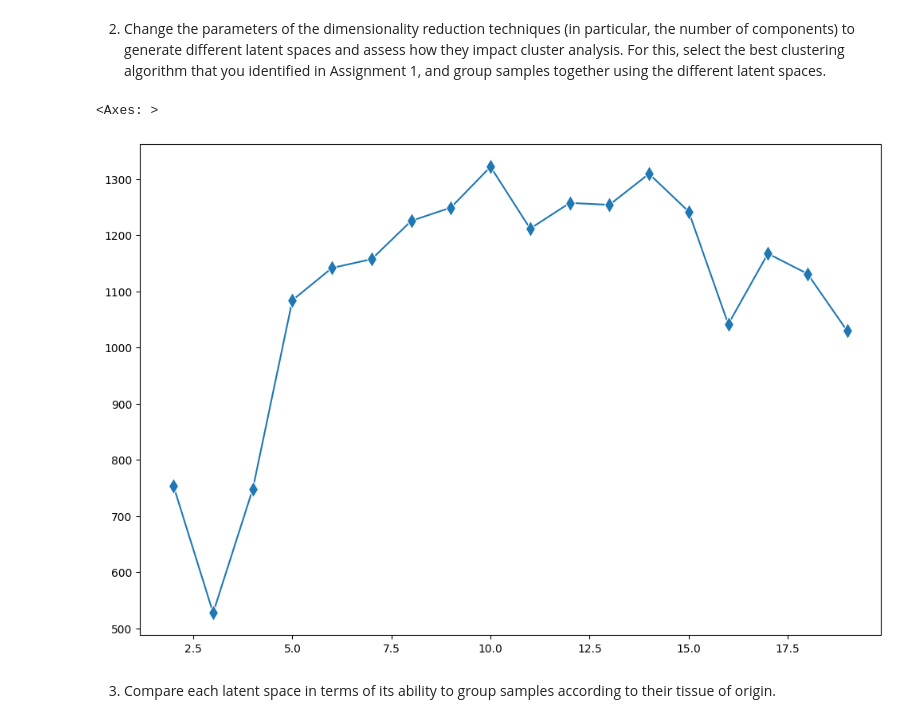
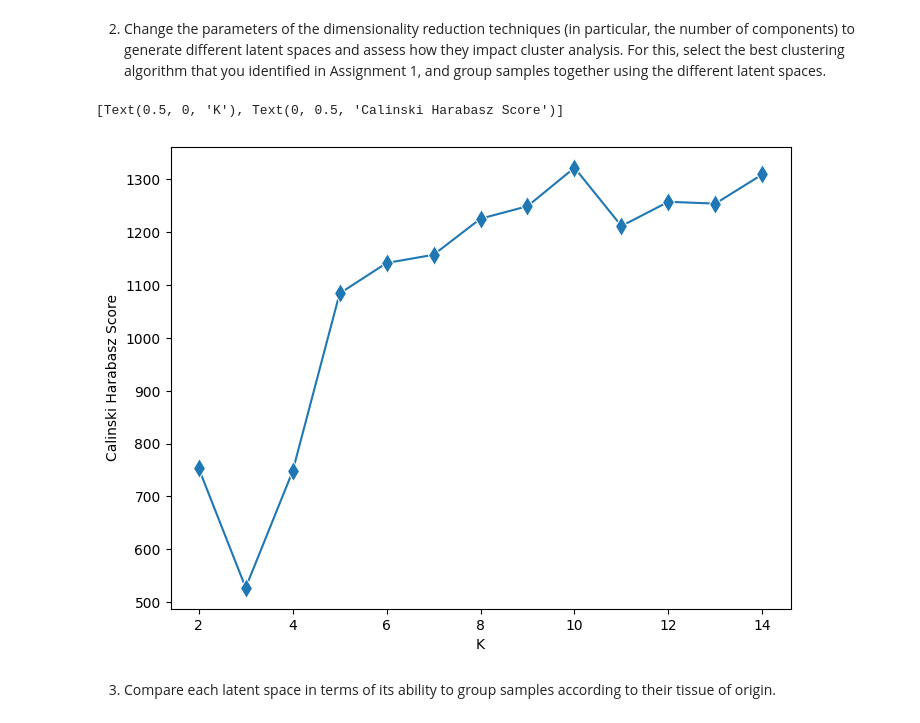
Before and after one commit to rlesiyon/cu-cpbs-7602, a Jupyter notebook: assignments/assignment03/assignment03.ipynb, the cells around one changed output. Drawn from its saved outputs; the diff is of its cells as text; code cells hidden in the pictures.

```diff
--- a/assignments/assignment03/assignment03.ipynb
+++ b/assignments/assignment03/assignment03.ipynb
@@ -46,7 +38,7 @@ def genes_variance(sample_data):
     return genes_vars
 # %%
 # constants
-plt.rcParams["figure.figsize"] = (12,8)
+plt.rcParams["figure.figsize"] = (8,6)
 # %% [markdown]
 ## 0. Data Download and Preprocessing
 # %%
@@ -216,10 +203,10 @@ __Visualize Lower dimensional data__
 2. Change the parameters of the dimensionality reduction techniques (in particular, the number of components) to generate different latent spaces and assess how they impact cluster analysis. For this, select the best clustering algorithm that you identified in Assignment 1, and group samples together using the different latent spaces.
 # %%
 np.random.seed(0)
-KS = range(2, 20)
+KS = range(2, 15)
 
 # internal metrics
-spec_perf_d = {}
+spec_perf_c = {}
 
 for k in tqdm(KS):
 
@@ -241,12 +228,14 @@ for k in tqdm(KS):
         spec_perf_c[k] = calinski_harabasz_score(X_scaled, predicted_labels)
 # %%
 spec_perf_c.keys()
-sns.lineplot(
+plot = sns.lineplot(
     x = spec_perf_c.keys(),
     y = spec_perf_c.values(),
     marker = "d",
-    markersize = 10
+    markersize = 10,
+
 )
+plot.set(xlabel="K", ylabel="Calinski Harabasz Score")
 # %% [output]
-<Axes: >
+[Text(0.5, 0, 'K'), Text(0, 0.5, 'Calinski Harabasz Score')]
-[figure, old version]
+[figure, new version]
```
Also changed, not shown: parts of 32 cells of this notebook, 1 other file.
